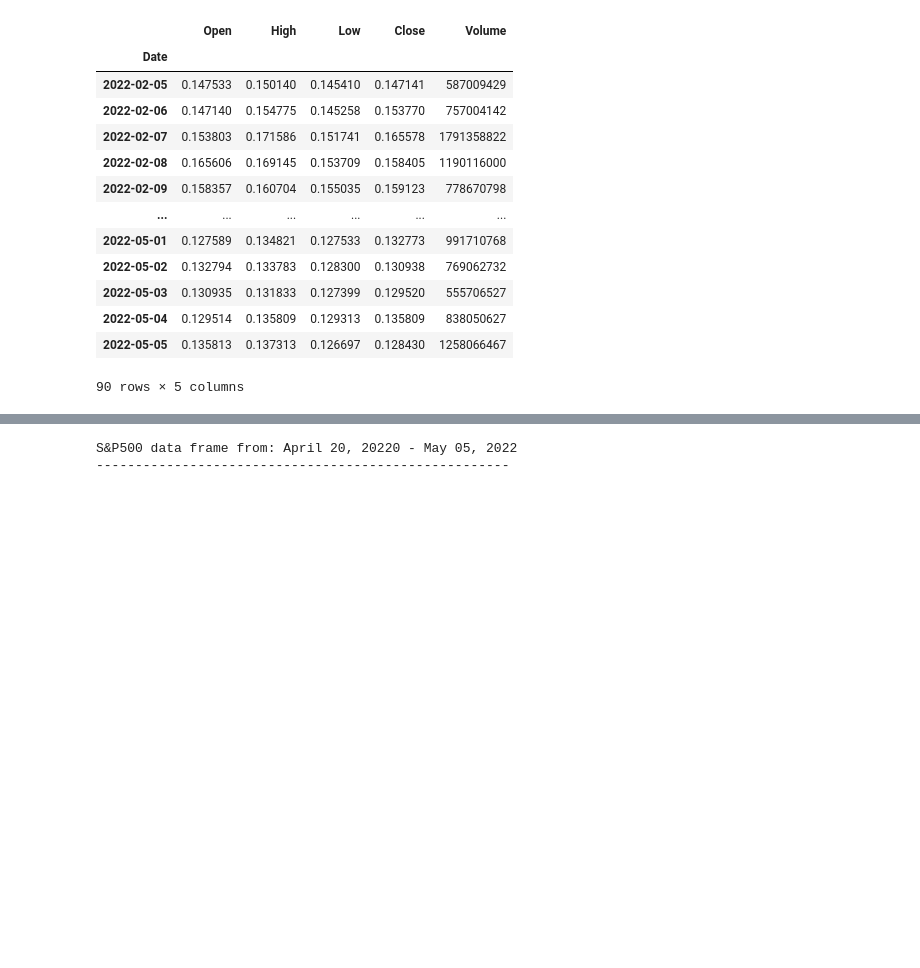
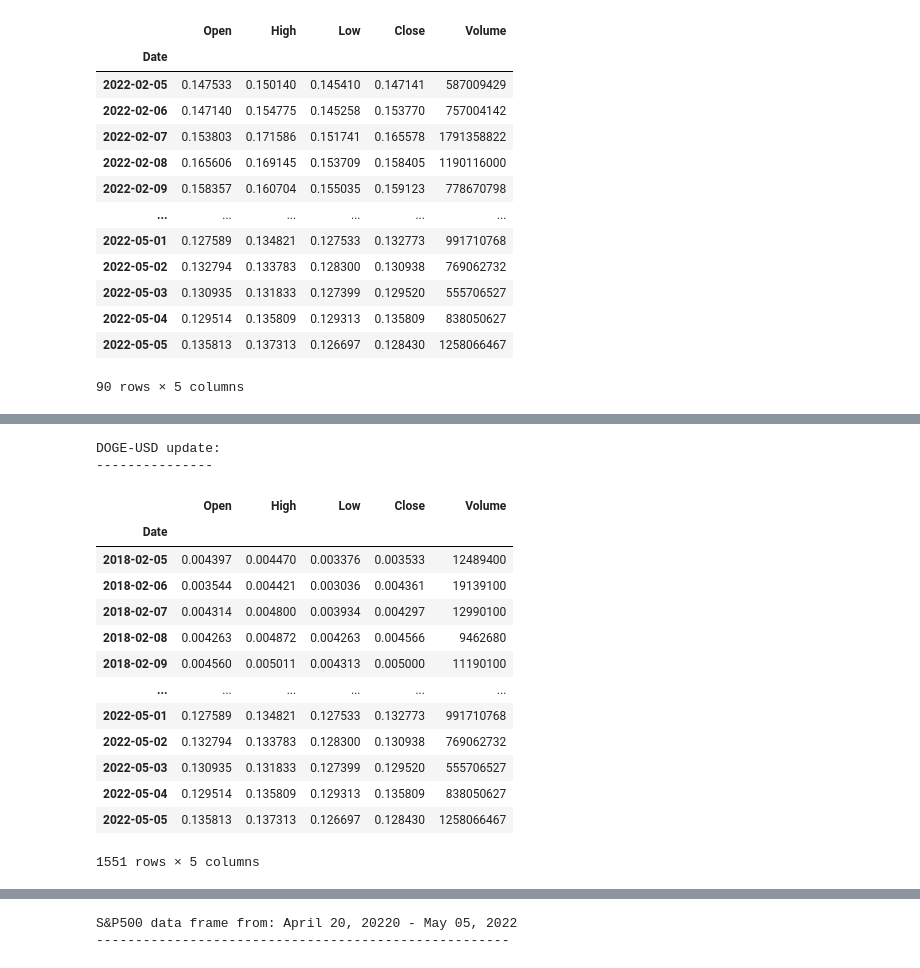
Before and after one commit to Ja1meV/Group_proj_, a Jupyter notebook: Jaime_/Indices_data.ipynb, the cells around one changed output, grey strips where cells are left out. Saved outputs shown, nothing was run; the diff lists cells and outputs as text; code cells hidden in the pictures; blank space fills up the shorter version.

```diff
--- a/Jaime_/Indices_data.ipynb
+++ b/Jaime_/Indices_data.ipynb
@@ -237 +289,4 @@ DOGE-USD update:
 doge_new_df.to_csv('DOGE-USD.csv',float_format='%.2f')
+# %%
+# Retriving DOGE 5 year history
+doge_df = doge_data.history(period='5yr', start='2018-02-05', end='2022-05-05')
@@ -237,0 +316,23 @@ doge_new_df.to_csv('DOGE-USD.csv',float_format='%.2f')
+# %%
+# Dropping last 2 columns of DOGE
+doge_new_df = doge_df.drop(columns=['Stock Splits','Dividends'], axis=1)
+print("DOGE-USD update:")
+print("---------------")
+doge_new_df
+# %% [output]
+DOGE-USD update:
+---------------
+|  | Open | High | Low | Close | Volume |
+| Date |  |  |  |  |  |
+| 2018-02-05 | 0.004397 | 0.004470 | 0.003376 | 0.003533 | 12489400 |
+| 2018-02-06 | 0.003544 | 0.004421 | 0.003036 | 0.004361 | 19139100 |
+| 2018-02-07 | 0.004314 | 0.004800 | 0.003934 | 0.004297 | 12990100 |
+| 2018-02-08 | 0.004263 | 0.004872 | 0.004263 | 0.004566 | 9462680 |
+| 2018-02-09 | 0.004560 | 0.005011 | 0.004313 | 0.005000 | 11190100 |
+| ... | ... | ... | ... | ... | ... |
+| 2022-05-01 | 0.127589 | 0.134821 | 0.127533 | 0.132773 | 991710768 |
+| 2022-05-02 | 0.132794 | 0.133783 | 0.128300 | 0.130938 | 769062732 |
+| 2022-05-03 | 0.130935 | 0.131833 | 0.127399 | 0.129520 | 555706527 |
+| 2022-05-04 | 0.129514 | 0.135809 | 0.129313 | 0.135809 | 838050627 |
+| 2022-05-05 | 0.135813 | 0.137313 | 0.126697 | 0.128430 | 1258066467 |
+1551 rows × 5 columns
```
Also changed, not shown: parts of 14 cells of this notebook, 4 other files.
